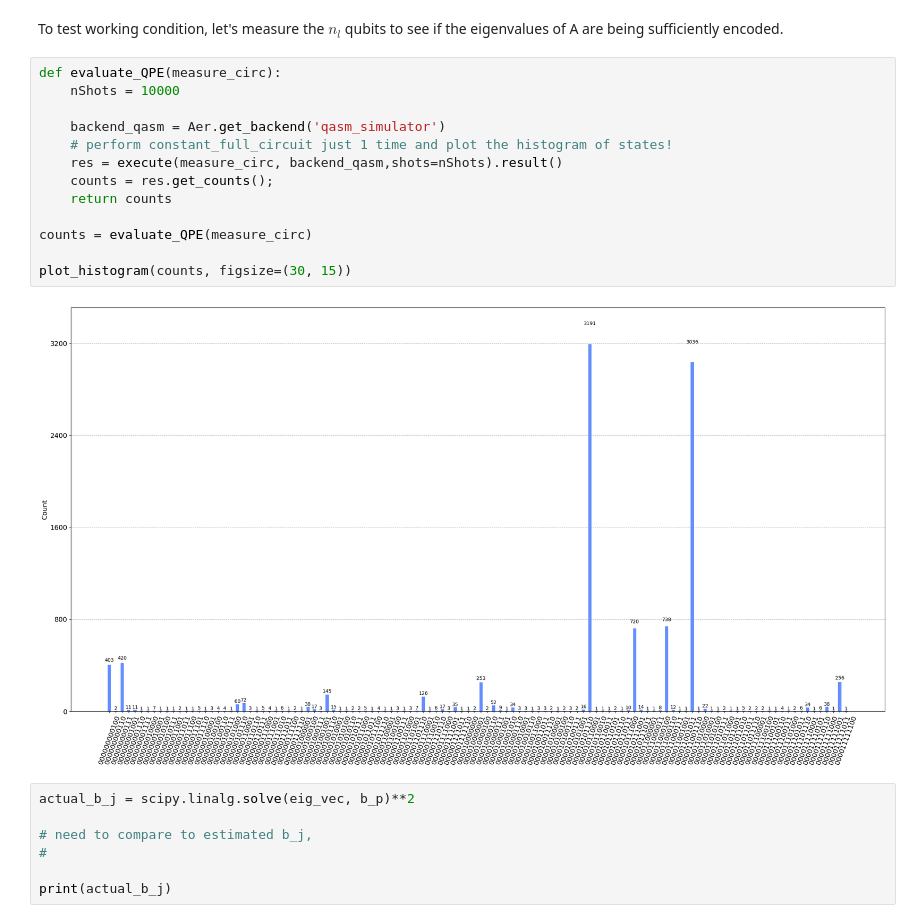
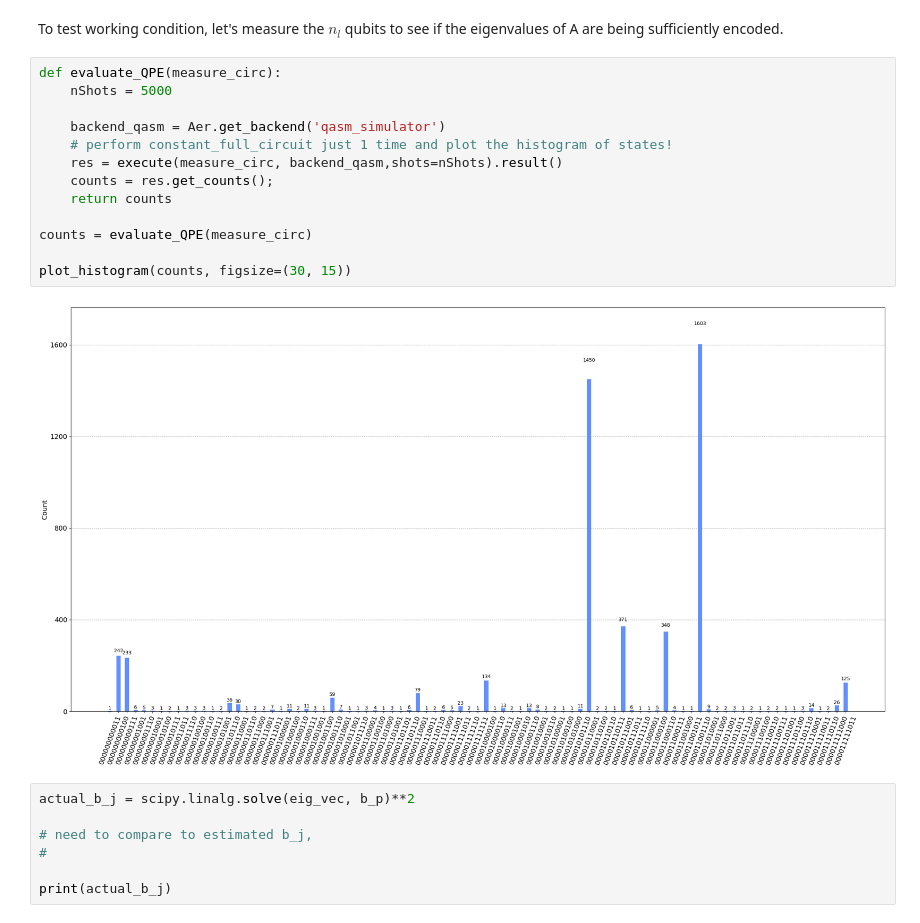
Before and after one commit to fpllcr/quantum-sandbox, a Jupyter notebook: quantum_linear_solvers/hhl-sandbox.ipynb, the cells around one changed output. Drawn from its saved outputs; the diff is of its cells as text.

```diff
--- a/quantum_linear_solvers/hhl-sandbox.ipynb
+++ b/quantum_linear_solvers/hhl-sandbox.ipynb
@@ -248,19 +248,19 @@ measure_circ = construct_qpe_measure_circ(init_circ, qpe_circ)
 To test working condition, let's measure the $n_l$ qubits to see if the eigenvalues of A are being sufficiently encoded.
 # %%
 def evaluate_QPE(measure_circ):
-    nShots = 10000
+    nShots = 5000
 
     backend_qasm = Aer.get_backend('qasm_simulator')
     # perform constant_full_circuit just 1 time and plot the histogram of states!
     res = execute(measure_circ, backend_qasm,shots=nShots).result()
     counts = res.get_counts();
     return counts
 
 counts = evaluate_QPE(measure_circ)
 
 plot_histogram(counts, figsize=(30, 15))
 # %% [output]
-[figure, old version]
+[figure, new version]
 # %%
 actual_b_j = scipy.linalg.solve(eig_vec, b_p)**2
 
```
Also changed, not shown: parts of 11 cells of this notebook.
